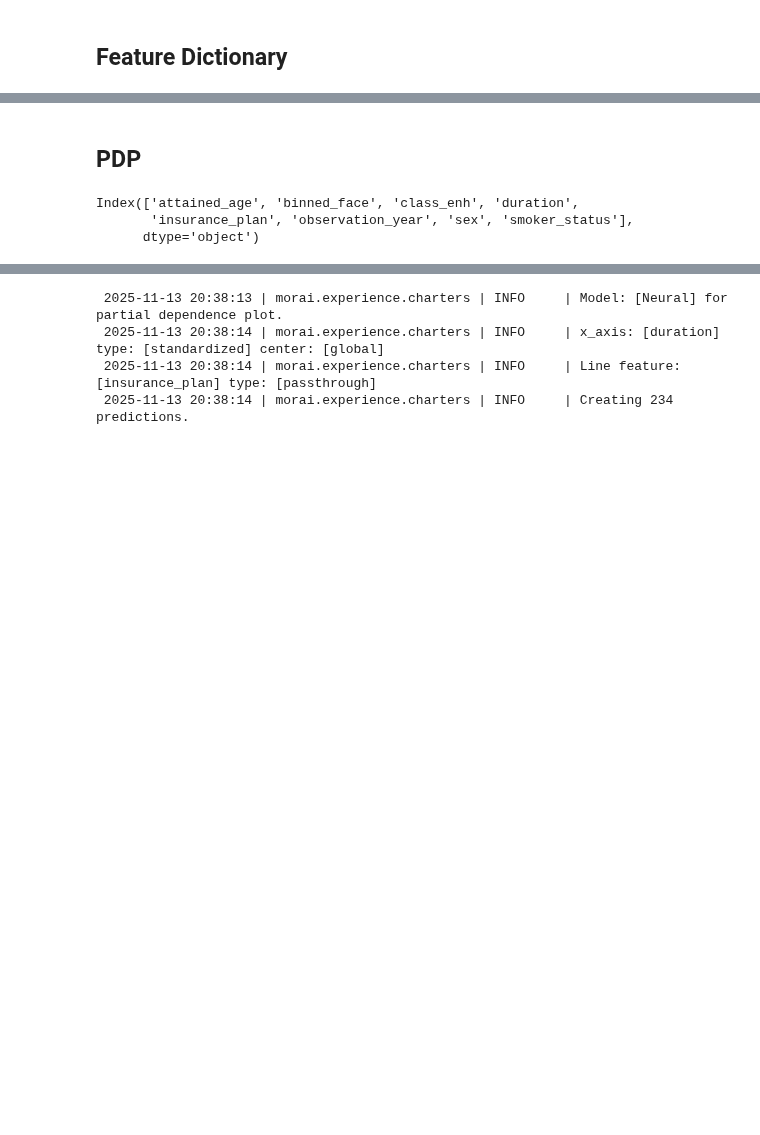
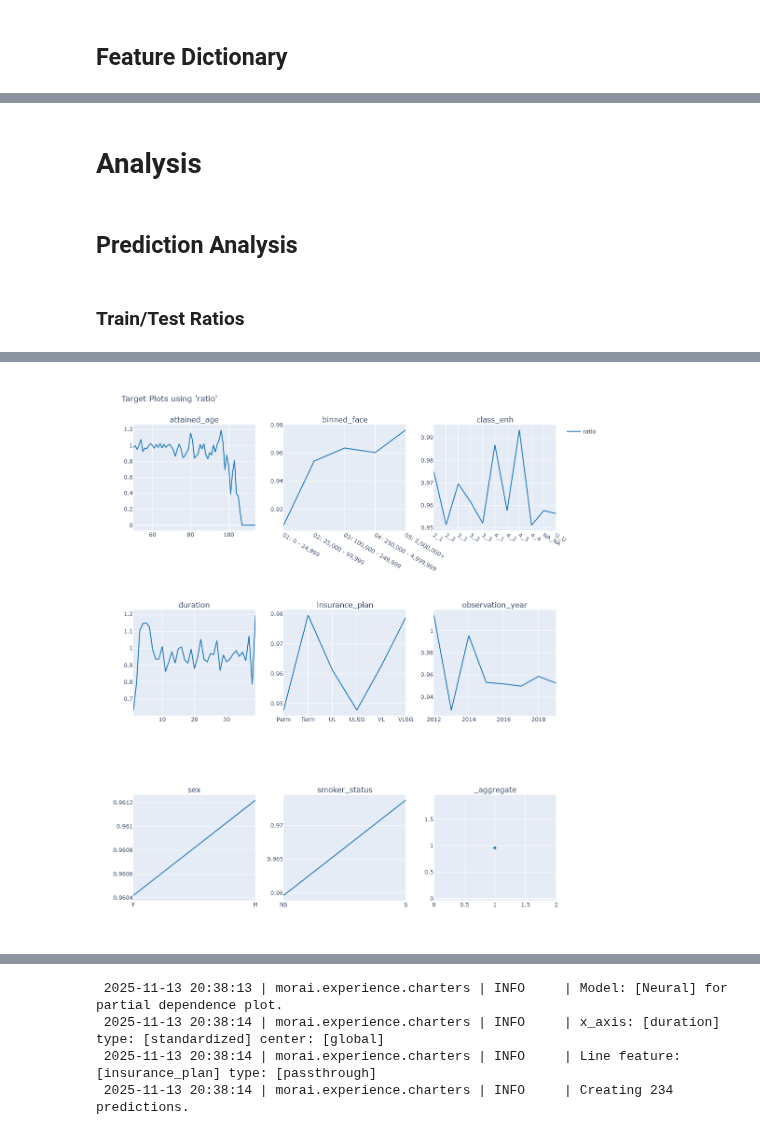
Before and after one commit to jkoestner/morai, a Jupyter notebook: notebooks/06.3.neural.ipynb, the cells around one changed output, grey strips where cells are left out. Saved outputs shown, nothing was run; the diff lists cells and outputs as text; code cells hidden in the pictures; blank space fills up the shorter version.

```diff
--- a/notebooks/06.3.neural.ipynb
+++ b/notebooks/06.3.neural.ipynb
@@ -274,8 +290,17 @@ charters.target(
+# %% [markdown]
+# Analysis
 # %% [markdown]
-## PDP
+## Prediction Analysis
-# %%
-model.feature_names
-# %% [output]
-Index(['attained_age', 'binned_face', 'class_enh', 'duration',
-       'insurance_plan', 'observation_year', 'sex', 'smoker_status'],
-      dtype='object')
+# %% [markdown]
+### Train/Test Ratios
+# %%
+# train
+charters.target(
+    df=model_data.loc[X_train.index],
+    target="ratio",
+    cols=3,
+    features=model_features,
+    numerator=["death_claim_amount"],
+    denominator=["exp_amt_neural"],
+).show()
+# %% [output]
@@ -281,0 +308 @@ Index(['attained_age', 'binned_face', 'class_enh', 'duration',
+[figure, added]
```
Also changed, not shown: parts of 50 cells of this notebook, 7 other files.
